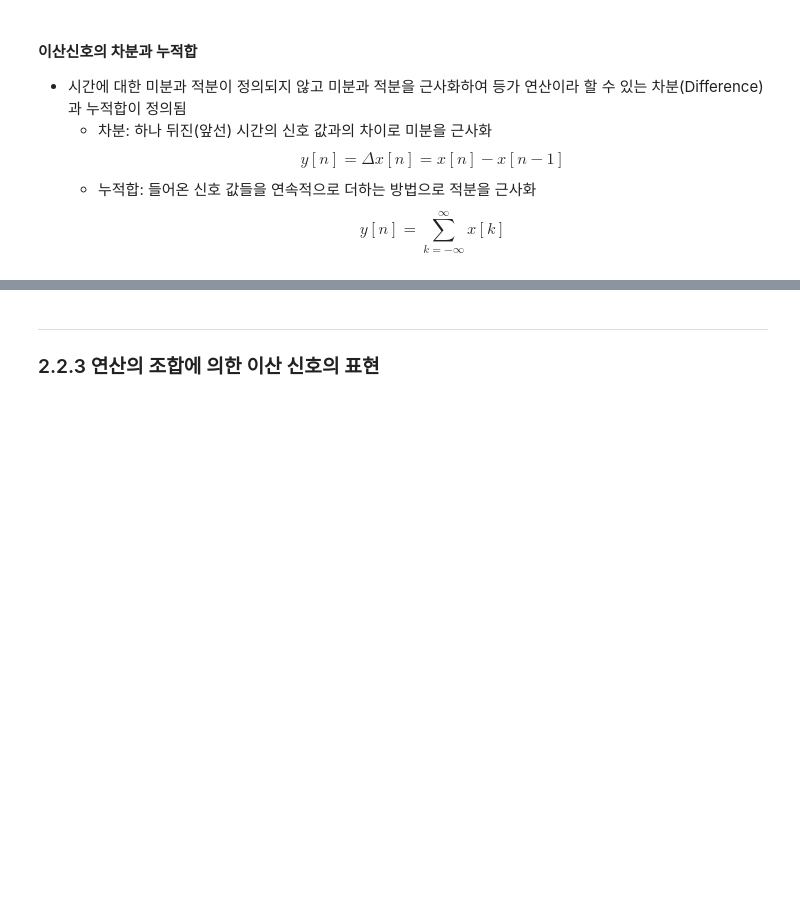
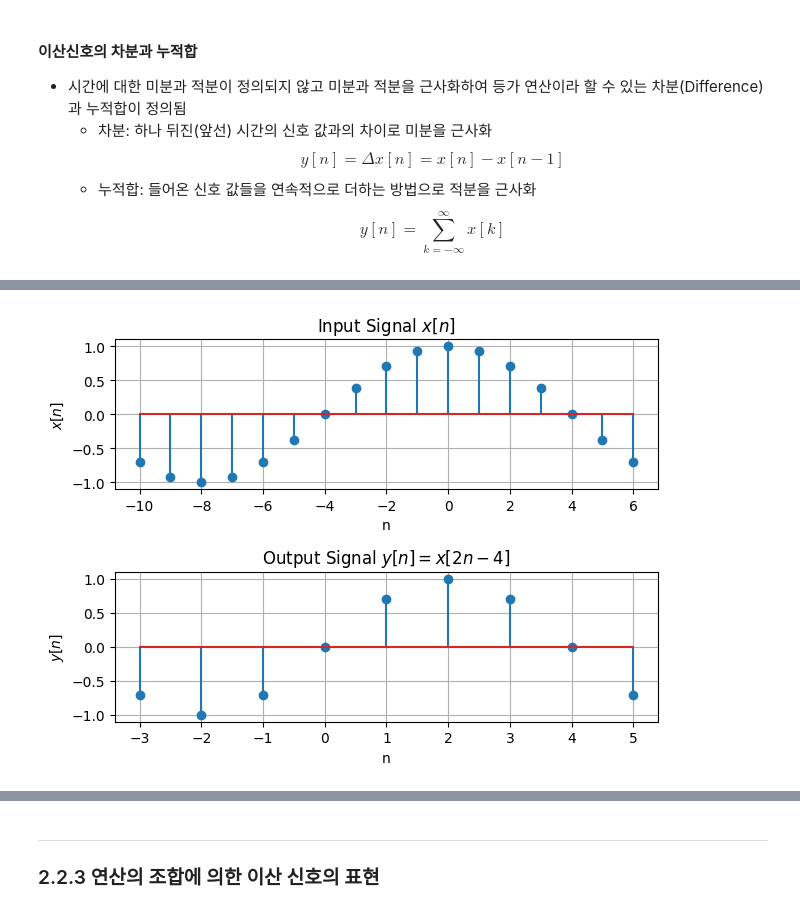
Before and after one commit to jwlee95/DSP_Class2025, a Jupyter notebook: Ch02_이산_신호와_시스템.ipynb, the cells around one changed output, grey strips where cells are left out. Cells and saved outputs as stored; diff of their text form; code cells hidden in the pictures; blank space fills up the shorter version.

```diff
--- a/Ch02_이산_신호와_시스템.ipynb
+++ b/Ch02_이산_신호와_시스템.ipynb
@@ -349,3 +349,46 @@ $$  y[n] = x[an] $$
 <img src='https://drive.google.com/uc?export=download&id=1L40M3LFnRZas6U0zt9XsEB9hZe2rl7RZ' width="700" height ="" /><br>
 
 ![EX2-4 ](./images/EX2-4.png)
+# %%
+import numpy as np
+import matplotlib.pyplot as plt
+
+# 입력 신호 x[n] 생성
+n_x = np.arange(-5, 11)  # -5부터 10까지의 인덱스
+x = np.cos(np.pi/8 * n_x)  # 예시로 코사인 신호 사용
+
+# 출력 신호 y[n] 계산
+n_y = np.arange(-3, 6) # y[n] = x[2n-4]
+# y[n]은 n_y가 -3, -2, -1, 0, 1, 2, 3, 4, 5일 때 정의됩니다.
+# 이 때, 2n-4는 각각 -10, -8, -6, -4, -2, 0, 2, 4, 6의 값을 갖습니다.
+# 따라서, x[k]의 k는 -10부터 6까지의 범위를 포함해야 합니다.
+# 그러므로 n_x의 범위를 -10부터 6까지로 확장하여 x[k]를 재정의합니다.
+n_x = np.arange(-10, 7)
+x = np.cos(np.pi/8 * n_x)
+#x = [0,5,4,3,2,1,0,0]
+
+# y[n] = x[2n-4]
+# x_interp = np.interp(2*n_y - 4, n_x, x)
+y = np.array([x[np.where(n_x == 2*n_val-4)][0] for n_val in n_y])
+
+# 그래프 그리기
+#plt.figure(figsize=(10, 6))
+
+plt.subplot(2, 1, 1)
+plt.stem(n_x, x) #, use_line_collection=True)
+plt.title('Input Signal $x[n]$')
+plt.xlabel('n')
+plt.ylabel('$x[n]$')
+plt.grid(True)
+
+plt.subplot(2, 1, 2)
+plt.stem(n_y, y) # , use_line_collection=True)
+plt.title('Output Signal $y[n] = x[2n-4]$')
+plt.xlabel('n')
+plt.ylabel('$y[n]$')
+plt.grid(True)
+
+plt.tight_layout()
+plt.show()
+# %% [output]
+[figure, added]
```
Also changed, not shown: parts of 1 cell of this notebook.
